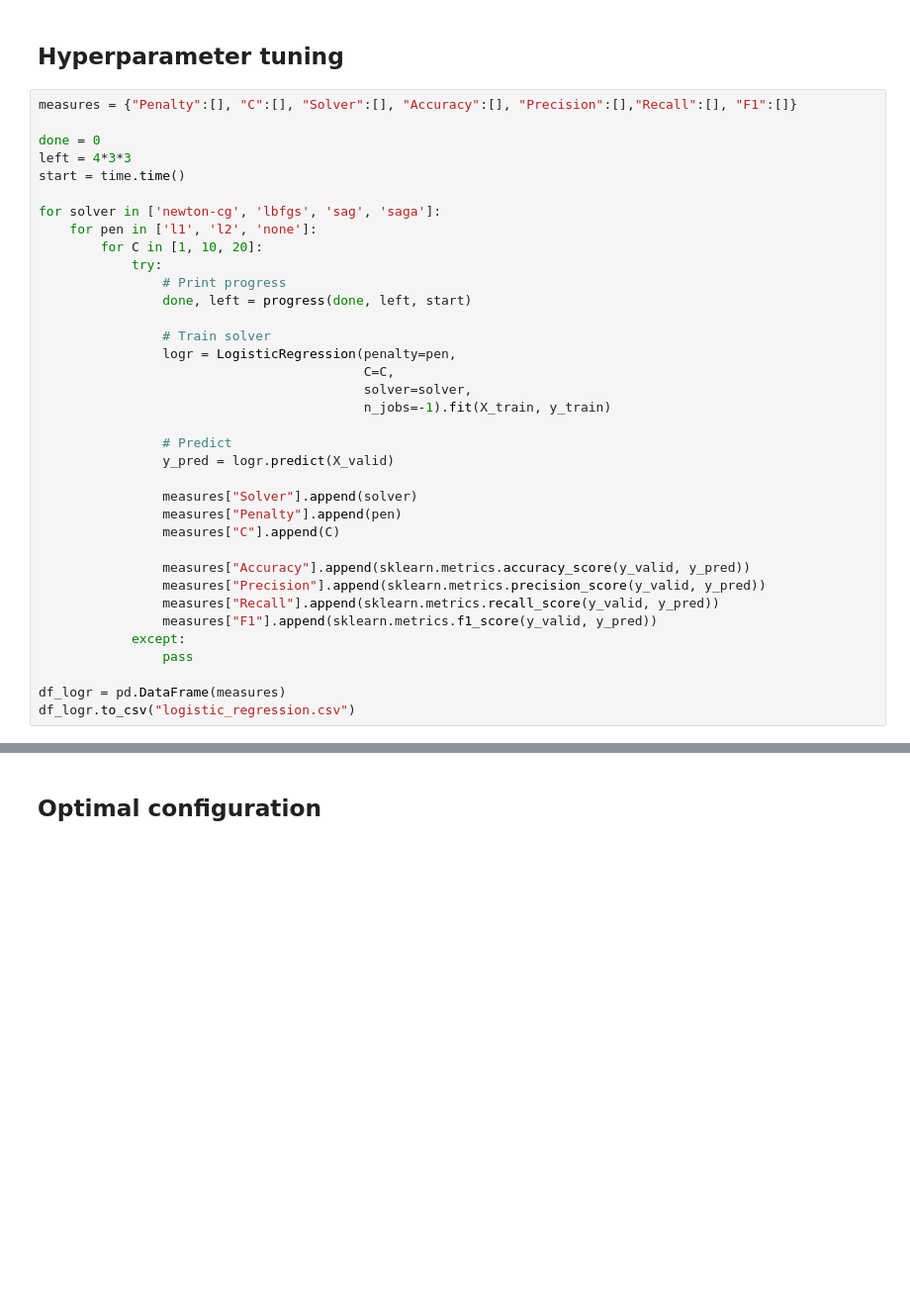
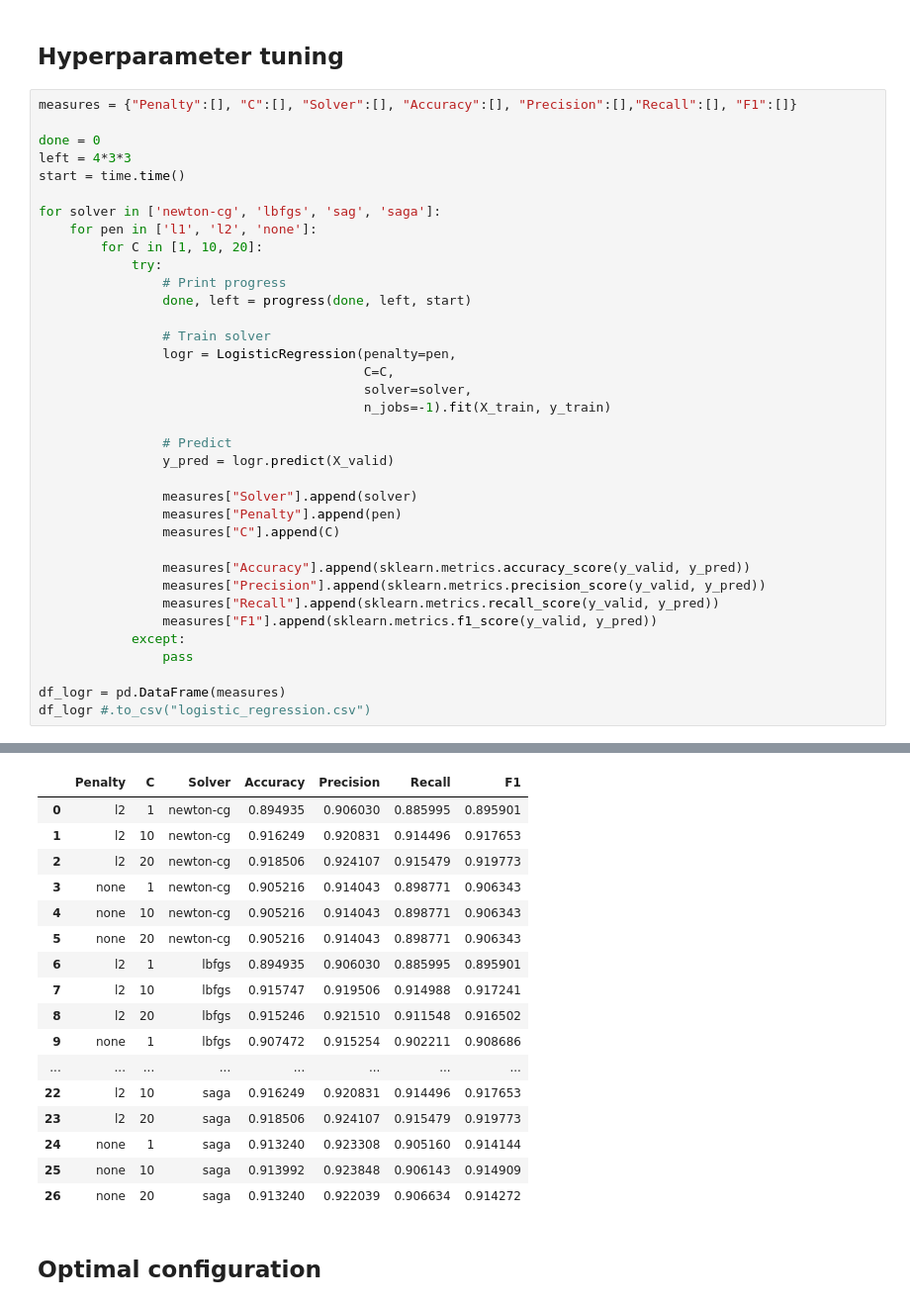
Before and after one commit to Roan-Schellingerhout/YouTube_conspiracy_paper, a Jupyter notebook: Machine Learning/Video_ML.ipynb, the cells around one changed output, grey strips where cells are left out. Shown at 99% size. Saved outputs shown, nothing was run; the diff lists cells and outputs as text; blank space fills up the shorter version.

```diff
--- a/Machine Learning/Video_ML.ipynb
+++ b/Machine Learning/Video_ML.ipynb
@@ -265,5 +282,5 @@ for solver in ['newton-cg', 'lbfgs', 'sag', 'saga']:
                 pass
 
 df_logr = pd.DataFrame(measures)
-df_logr.to_csv("logistic_regression.csv")
+df_logr #.to_csv("logistic_regression.csv")
 # %% [output]
@@ -272,3 +289,20 @@ Time passed = 00:04:44
+|  | Penalty | C | Solver | Accuracy | Precision | Recall | F1 |
+| 0 | l2 | 1 | newton-cg | 0.894935 | 0.906030 | 0.885995 | 0.895901 |
+| 1 | l2 | 10 | newton-cg | 0.916249 | 0.920831 | 0.914496 | 0.917653 |
+| 2 | l2 | 20 | newton-cg | 0.918506 | 0.924107 | 0.915479 | 0.919773 |
+| 3 | none | 1 | newton-cg | 0.905216 | 0.914043 | 0.898771 | 0.906343 |
+| 4 | none | 10 | newton-cg | 0.905216 | 0.914043 | 0.898771 | 0.906343 |
+| 5 | none | 20 | newton-cg | 0.905216 | 0.914043 | 0.898771 | 0.906343 |
+| 6 | l2 | 1 | lbfgs | 0.894935 | 0.906030 | 0.885995 | 0.895901 |
+| 7 | l2 | 10 | lbfgs | 0.915747 | 0.919506 | 0.914988 | 0.917241 |
+| 8 | l2 | 20 | lbfgs | 0.915246 | 0.921510 | 0.911548 | 0.916502 |
+| 9 | none | 1 | lbfgs | 0.907472 | 0.915254 | 0.902211 | 0.908686 |
+| ... | ... | ... | ... | ... | ... | ... | ... |
+| 22 | l2 | 10 | saga | 0.916249 | 0.920831 | 0.914496 | 0.917653 |
+| 23 | l2 | 20 | saga | 0.918506 | 0.924107 | 0.915479 | 0.919773 |
+| 24 | none | 1 | saga | 0.913240 | 0.923308 | 0.905160 | 0.914144 |
+| 25 | none | 10 | saga | 0.913992 | 0.923848 | 0.906143 | 0.914909 |
+| 26 | none | 20 | saga | 0.913240 | 0.922039 | 0.906634 | 0.914272 |
 # %% [markdown]
 ## Optimal configuration
 # %%
```
Also changed, not shown: parts of 13 cells of this notebook.
